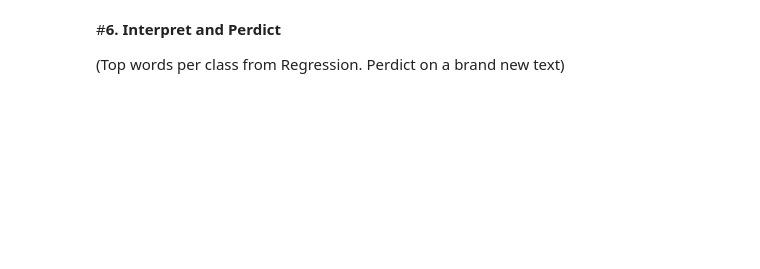
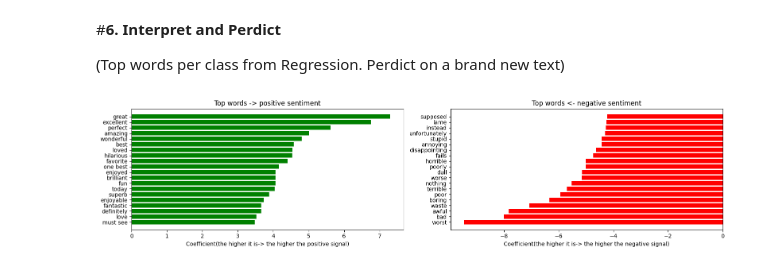
Before and after one commit to ramjason05/Nlp_Ai_Club_Workshop, a Jupyter notebook: NLP_Workshop_Host.ipynb, the cells around one changed output. Saved outputs shown, nothing was run; the diff lists cells and outputs as text; code cells hidden in the pictures; blank space fills up the shorter version.

```diff
--- a/NLP_Workshop_Host.ipynb
+++ b/NLP_Workshop_Host.ipynb
@@ -521,6 +596,49 @@ plt.show()
 #**6. Interpret and Perdict**
 
 (Top words per class from Regression. Perdict on a brand new text)
+# %%
+lr_pipeline = results['Logistic Regression ( TF-IDF)']['pipeline']
+#named_steps = grabbing specific object from parts of pipeline
+vectorizer = lr_pipeline.named_steps['vectorizer']
+classifier = lr_pipeline.named_steps['classifier']
+
+#feature_names = ["every","unique", "word"]
+feature_names = vectorizer.get_feature_names_out()
+#coefs = the weights of each word: example ~ "love": +2.5, positive weight!
+coefs = classifier.coef_[0] # grabbing the first words weight
+
+#EXAMPLE OF HOW THIS WORKS
+#feature_names = ['film',  'loved', 'waste', 'great', 'boring', 'best']
+#coefs         = [ 0.1,     2.3,    -2.1,     1.8,    -1.6,      2.0 ]
+# index:          0         1        2        3         4         5
+
+top_n = 20
+#argsort() = sorts by value, but returns index, in our case, returning the weights
+#[-top_n] = grabs top 20 values
+#[::-1] = reverses list so that you start from the highest in the list
+top_pos_idx = coefs.argsort()[-top_n:][::-1]
+top_neg_idx = coefs.argsort()[:top_n]
+
+
+#Now lets plot!
+
+fig, axes = plt.subplots(1,2, figsize=(16,4))
+
+axes[0].barh(feature_names[top_pos_idx][::-1],
+             coefs[top_pos_idx][::-1], color='green')
+axes[0].set_title("Top words -> positive sentiment")
+axes[0].set_xlabel('Coefficient(the higher it is-> the higher the positive signal)')
+
+
+axes[1].barh(feature_names[top_neg_idx],
+             coefs[top_neg_idx], color='red')
+axes[1].set_title("Top words <- negative sentiment")
+axes[1].set_xlabel('Coefficient(the higher it is-> the higher the negative signal)')
+
+plt.tight_layout()
+plt.show()
+# %% [output]
+[figure, added]
 # %%
 """
 import os
```
Also changed, not shown: parts of 8 cells of this notebook.
